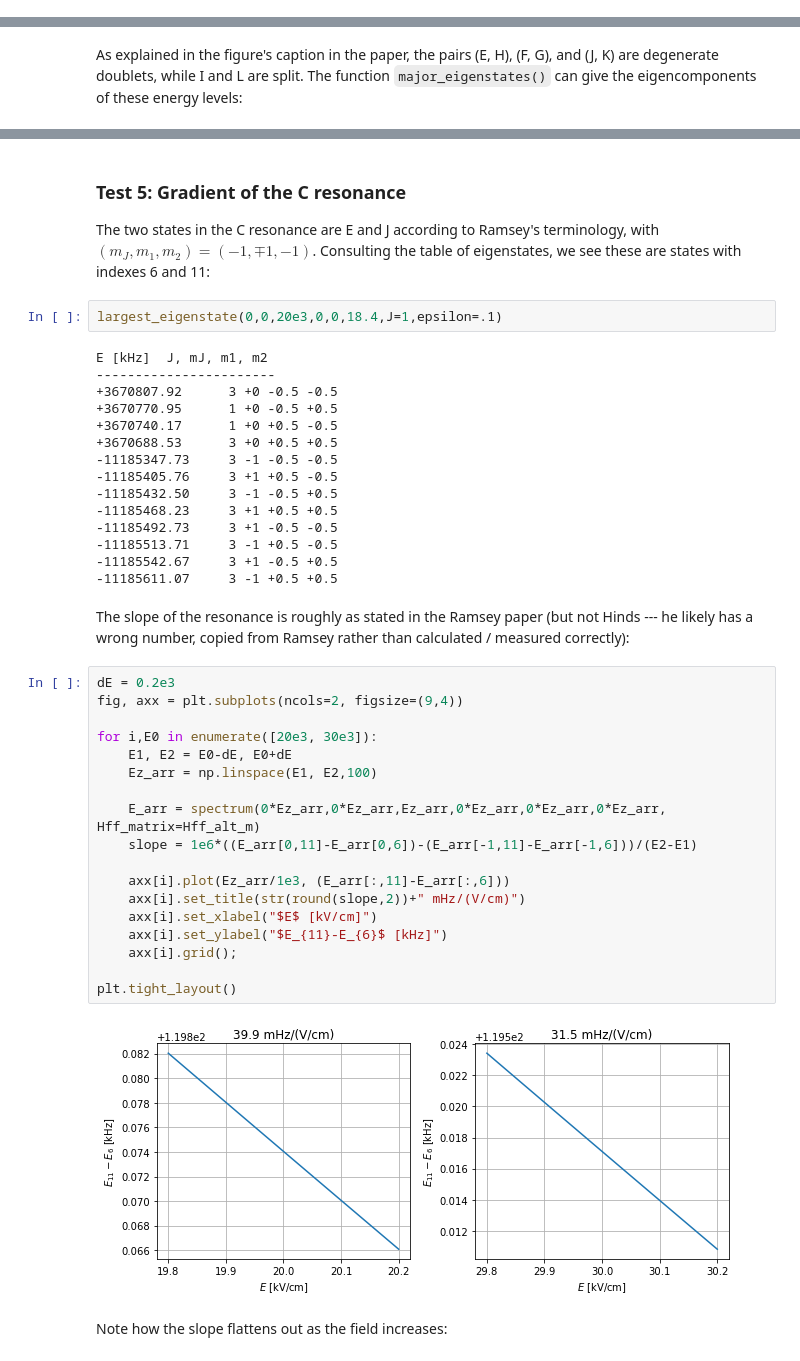
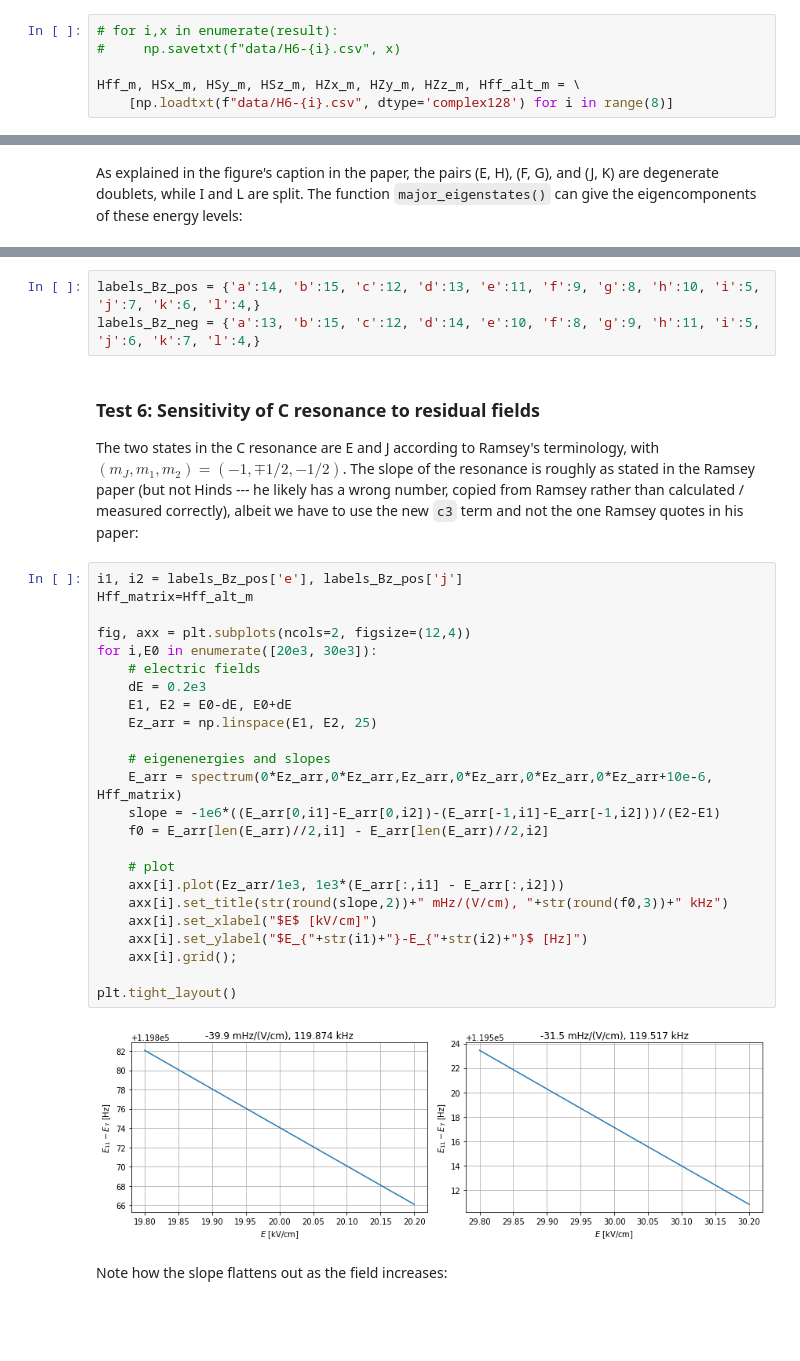
Before and after one commit to js216/TlF-ground-state-Hamiltonian, a Jupyter notebook: TlF Hyperfine Hamiltonian.ipynb, the cells around one changed output, grey strips where cells are left out. Saved outputs shown, nothing was run; the diff lists cells and outputs as text; blank space fills up the shorter version.

```diff
--- a/TlF Hyperfine Hamiltonian.ipynb
+++ b/TlF Hyperfine Hamiltonian.ipynb
@@ -569,3 +571,9 @@ Hff_m, HSx_m, HSy_m, HSz_m, HZx_m, HZy_m, HZz_m, Hff_alt_m = result
+# %%
+# for i,x in enumerate(result):
+#     np.savetxt(f"data/H6-{i}.csv", x)
+
+Hff_m, HSx_m, HSy_m, HSz_m, HZx_m, HZy_m, HZz_m, Hff_alt_m = \
+    [np.loadtxt(f"data/H6-{i}.csv", dtype='complex128') for i in range(8)]
 # %% [markdown]
 ### Find the energies
 
@@ -904,45 +977,35 @@ These states plotted in the above graph match the states in Ed Hinds's Table 1.
+# %%
+labels_Bz_pos = {'a':14, 'b':15, 'c':12, 'd':13, 'e':11, 'f':9, 'g':8, 'h':10, 'i':5, 'j':7, 'k':6, 'l':4,}
+labels_Bz_neg = {'a':13, 'b':15, 'c':12, 'd':14, 'e':10, 'f':8, 'g':9, 'h':11, 'i':5, 'j':6, 'k':7, 'l':4,}
 # %% [markdown]
-### Test 5: Gradient of the C resonance
+### Test 6: Sensitivity of C resonance to residual fields
 
-The two states in the C resonance are E and J according to Ramsey's terminology, with $(m_J,m_1,m_2)=(-1,\mp1,-1)$. Consulting the table of eigenstates, we see these are states with indexes 6 and 11:
+The two states in the C resonance are E and J according to Ramsey's terminology, with $(m_J,m_1,m_2)=(-1,\mp1/2,-1/2)$. The slope of the resonance is roughly as stated in the Ramsey paper (but not Hinds --- he likely has a wrong number, copied from Ramsey rather than calculated / measured correctly), albeit we have to use the new `c3` term and not the one Ramsey quotes in his paper:
-# %%
-largest_eigenstate(0,0,20e3,0,0,18.4,J=1,epsilon=.1)
-# %% [output]
-E [kHz]  J, mJ, m1, m2
------------------------
-+3670807.92      3 +0 -0.5 -0.5
-+3670770.95      1 +0 -0.5 +0.5
-+3670740.17      1 +0 +0.5 -0.5
-+3670688.53      3 +0 +0.5 +0.5
--11185347.73     3 -1 -0.5 -0.5
--11185405.76     3 +1 +0.5 -0.5
--11185432.50     3 -1 -0.5 +0.5
--11185468.23     3 +1 +0.5 +0.5
--11185492.73     3 +1 -0.5 -0.5
--11185513.71     3 -1 +0.5 -0.5
--11185542.67     3 +1 -0.5 +0.5
--11185611.07     3 -1 +0.5 +0.5
-# %% [markdown]
-The slope of the resonance is roughly as stated in the Ramsey paper (but not Hinds --- he likely has a wrong number, copied from Ramsey rather than calculated / measured correctly):
 # %%
-dE = 0.2e3
-fig, axx = plt.subplots(ncols=2, figsize=(9,4))
+i1, i2 = labels_Bz_pos['e'], labels_Bz_pos['j']
+Hff_matrix=Hff_alt_m
 
+fig, axx = plt.subplots(ncols=2, figsize=(12,4))
 for i,E0 in enumerate([20e3, 30e3]):
+    # electric fields
+    dE = 0.2e3
     E1, E2 = E0-dE, E0+dE
-    Ez_arr = np.linspace(E1, E2,100)
+    Ez_arr = np.linspace(E1, E2, 25)
 
-    E_arr = spectrum(0*Ez_arr,0*Ez_arr,Ez_arr,0*Ez_arr,0*Ez_arr,0*Ez_arr, Hff_matrix=Hff_alt_m)
-    slope = 1e6*((E_arr[0,11]-E_arr[0,6])-(E_arr[-1,11]-E_arr[-1,6]))/(E2-E1)
+    # eigenenergies and slopes
+    E_arr = spectrum(0*Ez_arr,0*Ez_arr,Ez_arr,0*Ez_arr,0*Ez_arr,0*Ez_arr+10e-6, Hff_matrix)
+    slope = -1e6*((E_arr[0,i1]-E_arr[0,i2])-(E_arr[-1,i1]-E_arr[-1,i2]))/(E2-E1)
+    f0 = E_arr[len(E_arr)//2,i1] - E_arr[len(E_arr)//2,i2]
 
-    axx[i].plot(Ez_arr/1e3, (E_arr[:,11]-E_arr[:,6]))
-    axx[i].set_title(str(round(slope,2))+" mHz/(V/cm)")
+    # plot
+    axx[i].plot(Ez_arr/1e3, 1e3*(E_arr[:,i1] - E_arr[:,i2]))
+    axx[i].set_title(str(round(slope,2))+" mHz/(V/cm), "+str(round(f0,3))+" kHz")
     axx[i].set_xlabel("$E$ [kV/cm]")
-    axx[i].set_ylabel("$E_{11}-E_{6}$ [kHz]")
+    axx[i].set_ylabel("$E_{"+str(i1)+"}-E_{"+str(i2)+"}$ [Hz]")
     axx[i].grid();
 
 plt.tight_layout()
 # %% [output]
-[figure, old version]
+[figure, new version]
 # %% [markdown]
 Note how the slope flattens out as the field increases:
```
Also changed, not shown: parts of 32 cells of this notebook, 2 other files.
